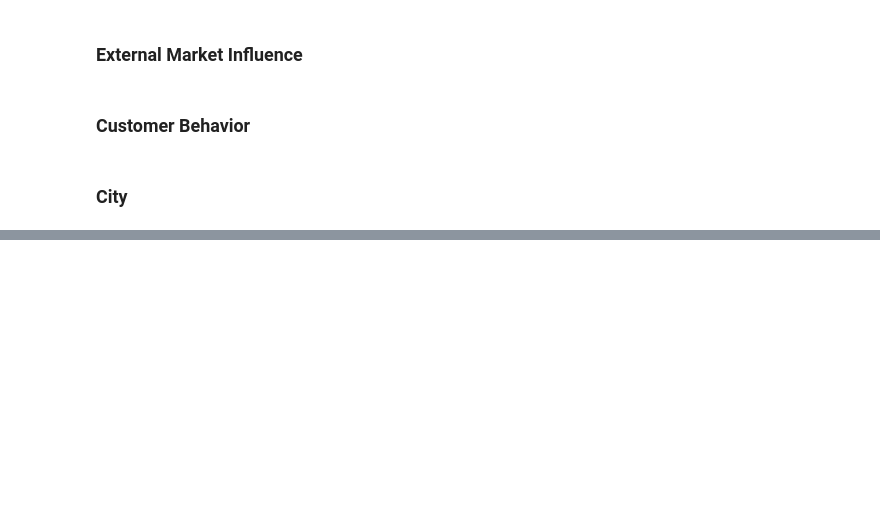
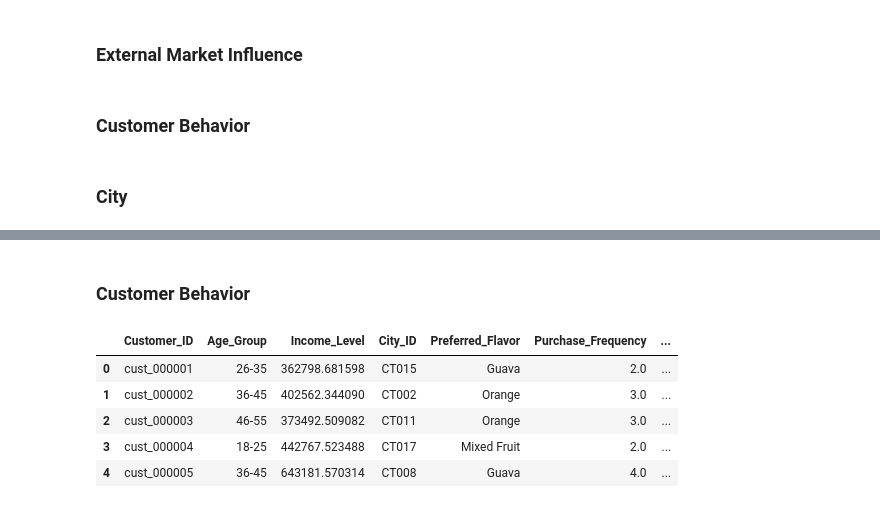
Before and after one commit to omkar-dalvi/datascience-rtm-hackathon, a Jupyter notebook: src/01 eda/EDA.ipynb, the cells around one changed output, grey strips where cells are left out. Saved outputs shown, nothing was run; the diff lists cells and outputs as text; code cells hidden in the pictures; blank space fills up the shorter version.

```diff
--- a/src/01 eda/EDA.ipynb
+++ b/src/01 eda/EDA.ipynb
@@ -86,0 +230,23 @@ city_data_profile.to_file('../../eda/city_data_profile.html')
+# %% [markdown]
+### Customer Behavior
+# %%
+
+import pandas as pd
+
+consumer_behaviour_df_processed = consumer_behaviour_df.copy()
+consumer_behaviour_df_processed['Purchase_Frequency'] = consumer_behaviour_df_processed['Purchase_Frequency'].fillna(consumer_behaviour_df_processed['Purchase_Frequency'].median())
+
+consumer_behaviour_df_processed['Preferred_Channel'] = consumer_behaviour_df_processed['Preferred_Channel'].replace('HoReca', 'HoReCa')
+
+consumer_behaviour_df_processed['Active'] = consumer_behaviour_df_processed['Active'].map({True: 1, False: 0})
+
+
+
+consumer_behaviour_df_processed.head()
+# %% [output]
+|  | Customer_ID | Age_Group | Income_Level | City_ID | Preferred_Flavor | Purchase_Frequency | ... |
+| 0 | cust_000001 | 26-35 | 362798.681598 | CT015 | Guava | 2.0 | ... |
+| 1 | cust_000002 | 36-45 | 402562.344090 | CT002 | Orange | 3.0 | ... |
+| 2 | cust_000003 | 46-55 | 373492.509082 | CT011 | Orange | 3.0 | ... |
+| 3 | cust_000004 | 18-25 | 442767.523488 | CT017 | Mixed Fruit | 2.0 | ... |
+| 4 | cust_000005 | 36-45 | 643181.570314 | CT008 | Guava | 4.0 | ... |
```
Also changed, not shown: parts of 19 cells of this notebook, 24 other files.
